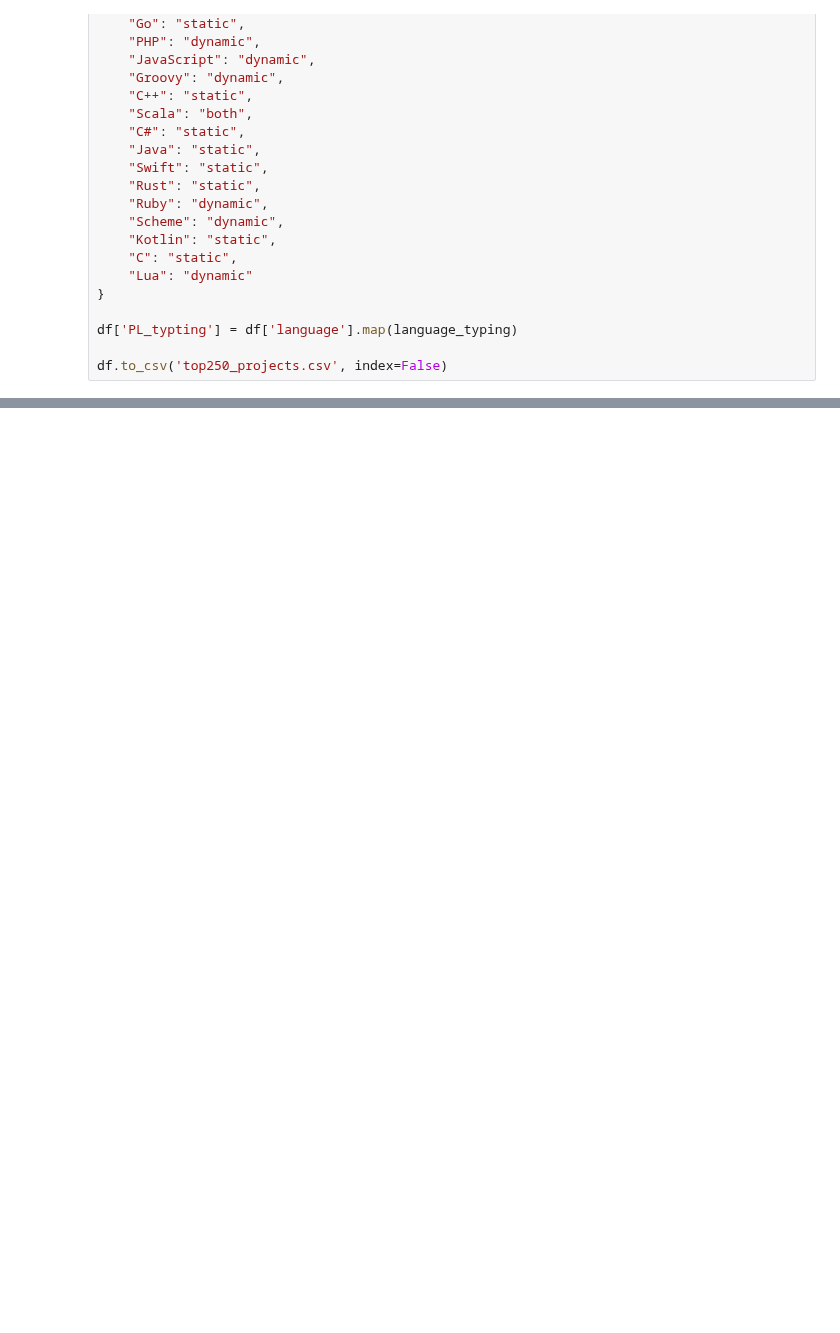
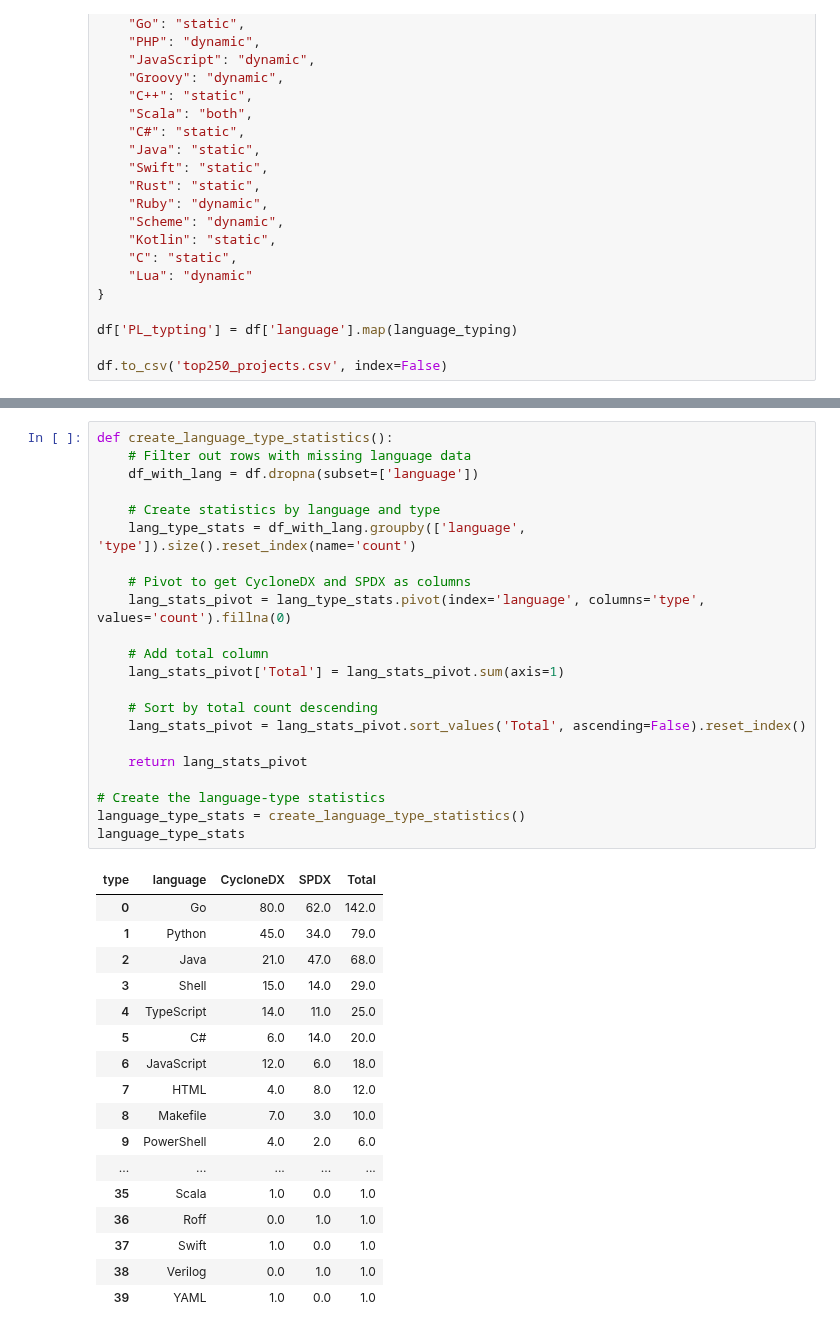
Before and after one commit to SAILResearch/wip-24-ali-sbom-emse, a Jupyter notebook: RQ4-project/scrape.ipynb, the cells around one changed output, grey strips where cells are left out. Saved outputs shown, nothing was run; the diff lists cells and outputs as text; blank space fills up the shorter version.

```diff
--- a/RQ4-project/scrape.ipynb
+++ b/RQ4-project/scrape.ipynb
@@ -474,0 +387,40 @@ df.to_csv('top250_projects.csv', index=False)
+# %%
+def create_language_type_statistics():
+    # Filter out rows with missing language data
+    df_with_lang = df.dropna(subset=['language'])
+
+    # Create statistics by language and type
+    lang_type_stats = df_with_lang.groupby(['language', 'type']).size().reset_index(name='count')
+
+    # Pivot to get CycloneDX and SPDX as columns
+    lang_stats_pivot = lang_type_stats.pivot(index='language', columns='type', values='count').fillna(0)
+
+    # Add total column
+    lang_stats_pivot['Total'] = lang_stats_pivot.sum(axis=1)
+
+    # Sort by total count descending
+    lang_stats_pivot = lang_stats_pivot.sort_values('Total', ascending=False).reset_index()
+
+    return lang_stats_pivot
+
+# Create the language-type statistics
+language_type_stats = create_language_type_statistics()
+language_type_stats
+# %% [output]
+| type | language | CycloneDX | SPDX | Total |
+| 0 | Go | 80.0 | 62.0 | 142.0 |
+| 1 | Python | 45.0 | 34.0 | 79.0 |
+| 2 | Java | 21.0 | 47.0 | 68.0 |
+| 3 | Shell | 15.0 | 14.0 | 29.0 |
+| 4 | TypeScript | 14.0 | 11.0 | 25.0 |
+| 5 | C# | 6.0 | 14.0 | 20.0 |
+| 6 | JavaScript | 12.0 | 6.0 | 18.0 |
+| 7 | HTML | 4.0 | 8.0 | 12.0 |
+| 8 | Makefile | 7.0 | 3.0 | 10.0 |
+| 9 | PowerShell | 4.0 | 2.0 | 6.0 |
+| ... | ... | ... | ... | ... |
+| 35 | Scala | 1.0 | 0.0 | 1.0 |
+| 36 | Roff | 0.0 | 1.0 | 1.0 |
+| 37 | Swift | 1.0 | 0.0 | 1.0 |
+| 38 | Verilog | 0.0 | 1.0 | 1.0 |
+| 39 | YAML | 1.0 | 0.0 | 1.0 |
```
Also changed, not shown: parts of 4 cells of this notebook, 5 other files.
